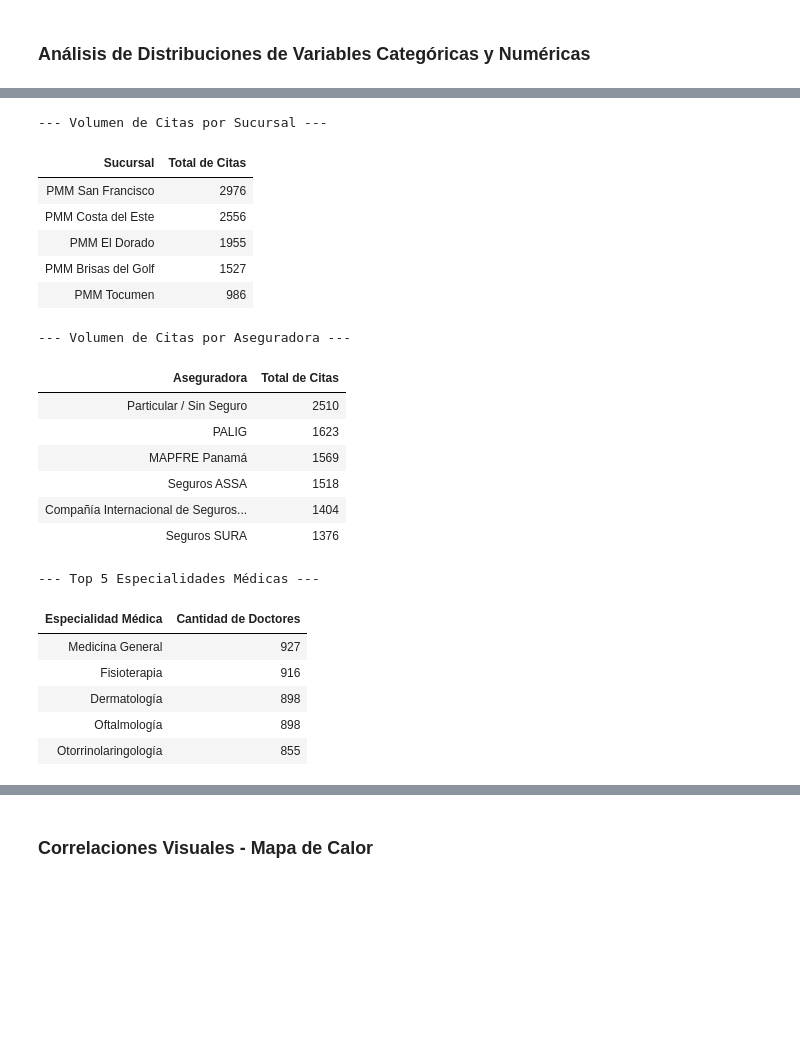
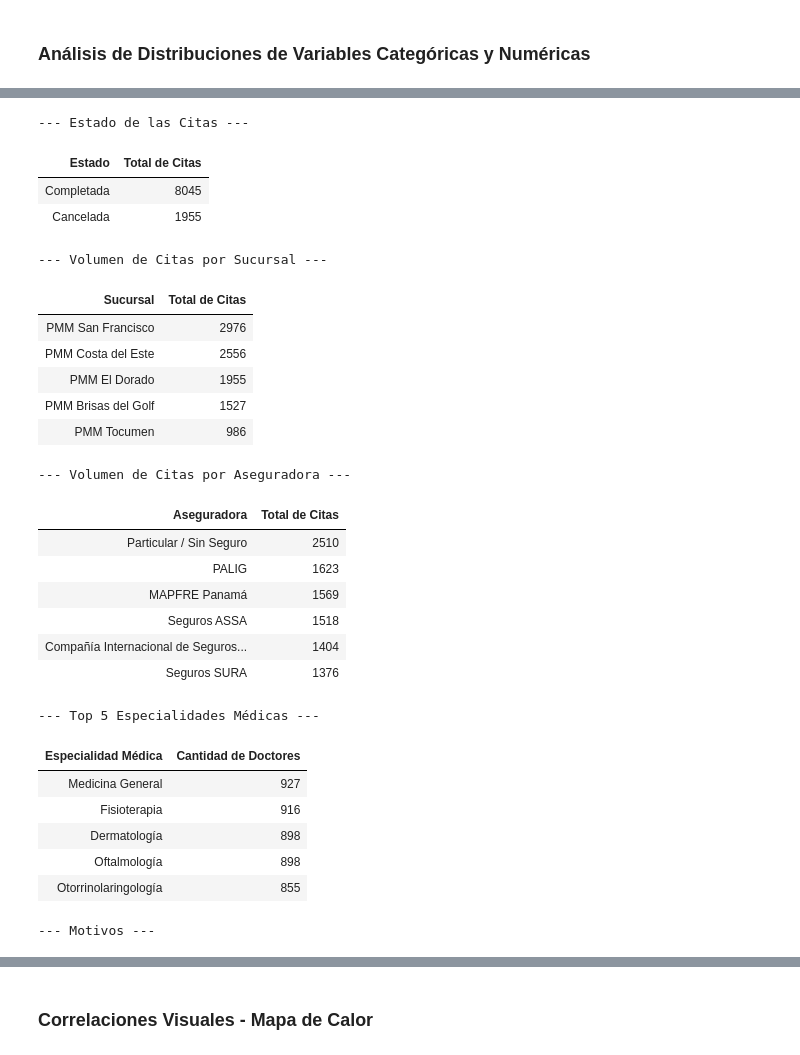
Before and after one commit to Akaru0/Panama-Metropolitan-Medical---Proyecto-Databricks, a Jupyter notebook: 03_analisis_exploratorio.ipynb, the cells around one changed output, grey strips where cells are left out. Drawn from its saved outputs; the diff is of its cells as text; code cells hidden in the pictures; blank space fills up the shorter version.

```diff
--- a/03_analisis_exploratorio.ipynb
+++ b/03_analisis_exploratorio.ipynb
@@ -46,45 +126,64 @@ Total de registros para el EDA: 10000
 # %%
+# Proporción de citas por estado
+print("\n--- Estado de las Citas ---")
+df_citas.groupBy("estado_cita").count()\
+    .withColumnRenamed("estado_cita", "Estado") \
+    .withColumnRenamed("count", "Total de Citas") \
+    .orderBy("Total de Citas", ascending=False).display()
+
+
 # Distribución de citas por Sucursal
 print("--- Volumen de Citas por Sucursal ---")
-
 df_citas.groupBy("nom_sucursal").count() \
     .withColumnRenamed("nom_sucursal", "Sucursal") \
     .withColumnRenamed("count", "Total de Citas") \
     .orderBy("Total de Citas", ascending=False).display()
+
 
 # Distribución de citas por Aseguradora
 print("\n--- Volumen de Citas por Aseguradora ---")
 df_citas.groupBy("nom_aseguradora").count()\
     .withColumnRenamed("nom_aseguradora", "Aseguradora") \
     .withColumnRenamed("count", "Total de Citas") \
     .orderBy("Total de Citas", ascending=False).display()
 
+
 # Top 5 de Especialidades Médicas con mayor demanda
 print("\n--- Top 5 Especialidades Médicas ---")
 df_citas.groupBy("especialidad_medica").count()\
     .withColumnRenamed("especialidad_medica", "Especialidad Médica") \
     .withColumnRenamed("count", "Cantidad de Doctores") \
     .orderBy("Cantidad de Doctores", ascending=False).limit(5).display()
+
+
+# Top 20 motivos más comunes
+print("\n--- Motivos ---")
+df_citas.groupBy("motivo_cita").count().orderBy("count", ascending=False).limit(20).display()
 # %% [output]
---- Volumen de Citas por Sucursal ---
+--- Estado de las Citas ---
-| Sucursal | Total de Citas |
-| PMM San Francisco | 2976 |
-| PMM Costa del Este | 2556 |
-| PMM El Dorado | 1955 |
-| PMM Brisas del Golf | 1527 |
-| PMM Tocumen | 986 |
+| Estado | Total de Citas |
+| Completada | 8045 |
+| Cancelada | 1955 |
---- Volumen de Citas por Aseguradora ---
+--- Volumen de Citas por Sucursal ---
-| Aseguradora | Total de Citas |
-| Particular / Sin Seguro | 2510 |
-| PALIG | 1623 |
-| MAPFRE Panamá | 1569 |
-| Seguros ASSA | 1518 |
-| Compañía Internacional de Seguros... | 1404 |
-| Seguros SURA | 1376 |
+| Sucursal | Total de Citas |
+| PMM San Francisco | 2976 |
+| PMM Costa del Este | 2556 |
+| PMM El Dorado | 1955 |
+| PMM Brisas del Golf | 1527 |
+| PMM Tocumen | 986 |
---- Top 5 Especialidades Médicas ---
+--- Volumen de Citas por Aseguradora ---
-| Especialidad Médica | Cantidad de Doctores |
-| Medicina General | 927 |
-| Fisioterapia | 916 |
-| Dermatología | 898 |
-| Oftalmología | 898 |
-| Otorrinolaringología | 855 |
+| Aseguradora | Total de Citas |
+| Particular / Sin Seguro | 2510 |
+| PALIG | 1623 |
+| MAPFRE Panamá | 1569 |
+| Seguros ASSA | 1518 |
+| Compañía Internacional de Seguros... | 1404 |
+| Seguros SURA | 1376 |
+--- Top 5 Especialidades Médicas ---
+| Especialidad Médica | Cantidad de Doctores |
+| Medicina General | 927 |
+| Fisioterapia | 916 |
+| Dermatología | 898 |
+| Oftalmología | 898 |
+| Otorrinolaringología | 855 |
+--- Motivos ---
```
Also changed, not shown: parts of 3 cells of this notebook, 1 other file.
